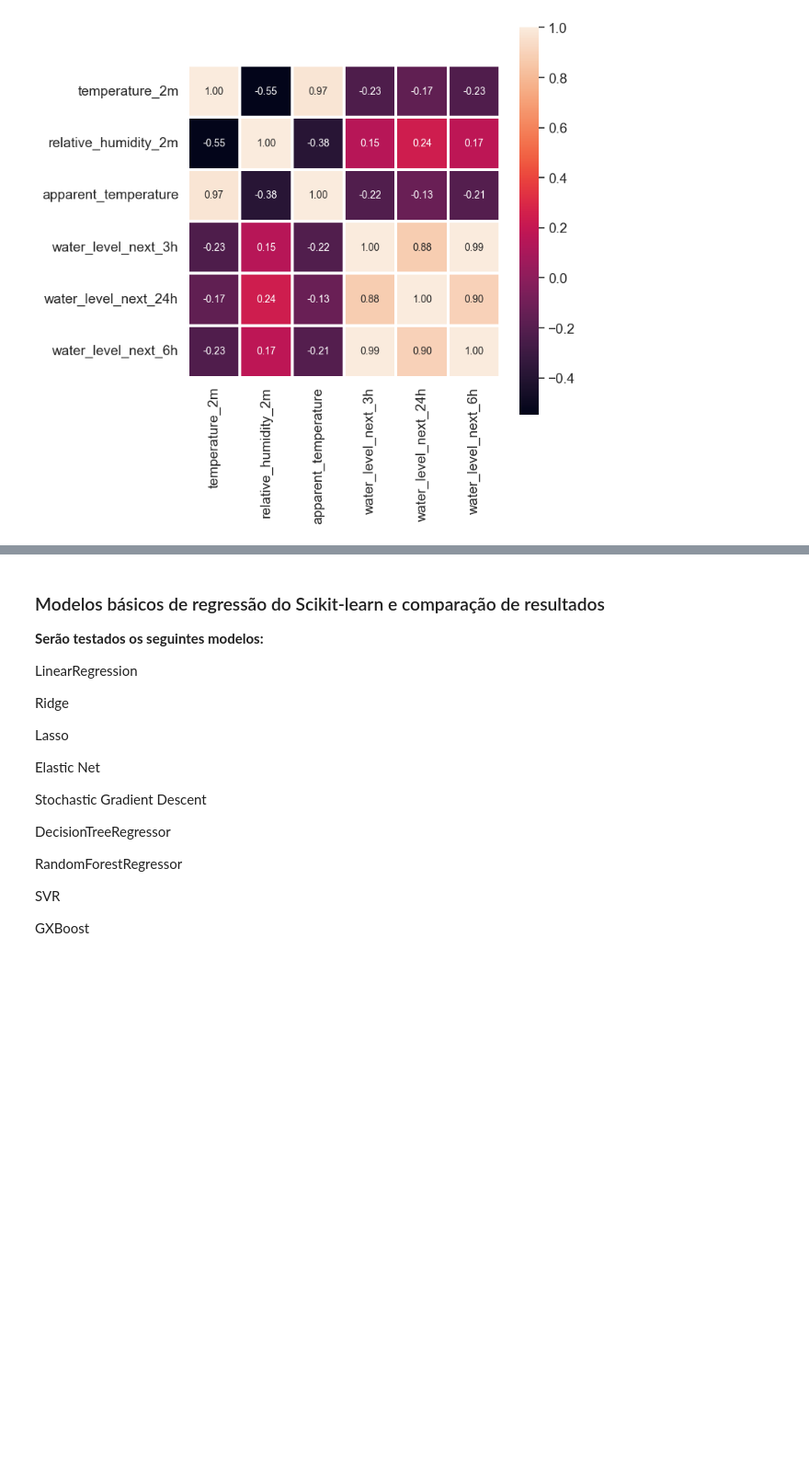
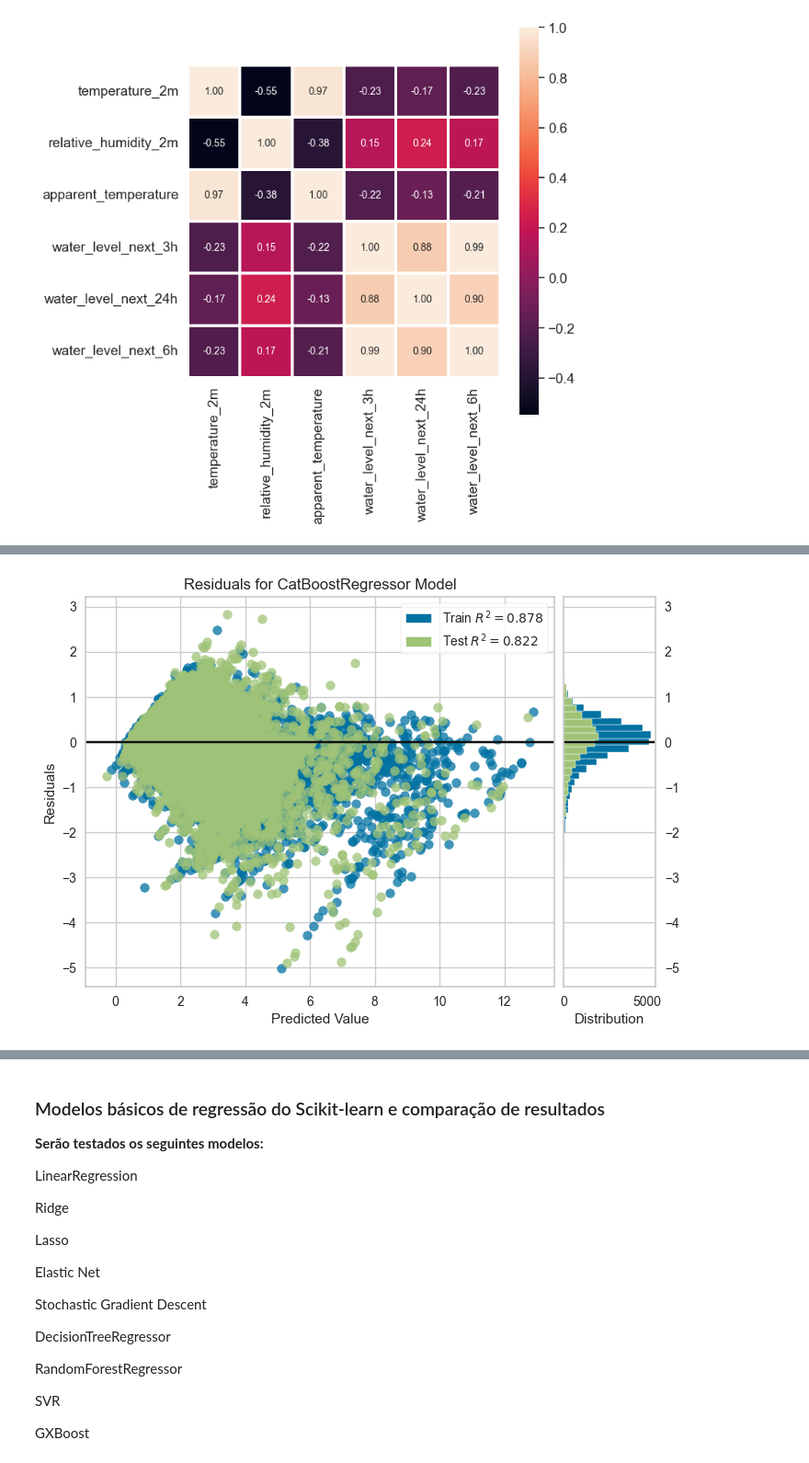
Before and after one commit to Migz2/Enchentes, a Jupyter notebook: notebooks/main.ipynb, the cells around one changed output, grey strips where cells are left out. Shown at 92% size. Drawn from its saved outputs; the diff is of its cells as text; code cells hidden in the pictures; blank space fills up the shorter version.

```diff
--- a/notebooks/main.ipynb
+++ b/notebooks/main.ipynb
@@ -185,0 +240,2 @@ plt.show()
+# %%
+best = create_model('catboost') # choose catboost to avoid plot errors with some models
@@ -185,0 +259,4 @@ plt.show()
+# %%
+# plot residuals
+plot_model(best, plot = 'residuals')
+# %% [output]
@@ -185,0 +264 @@ plt.show()
+[figure, added]
```
Also changed, not shown: parts of 32 cells of this notebook, 10 other files.
